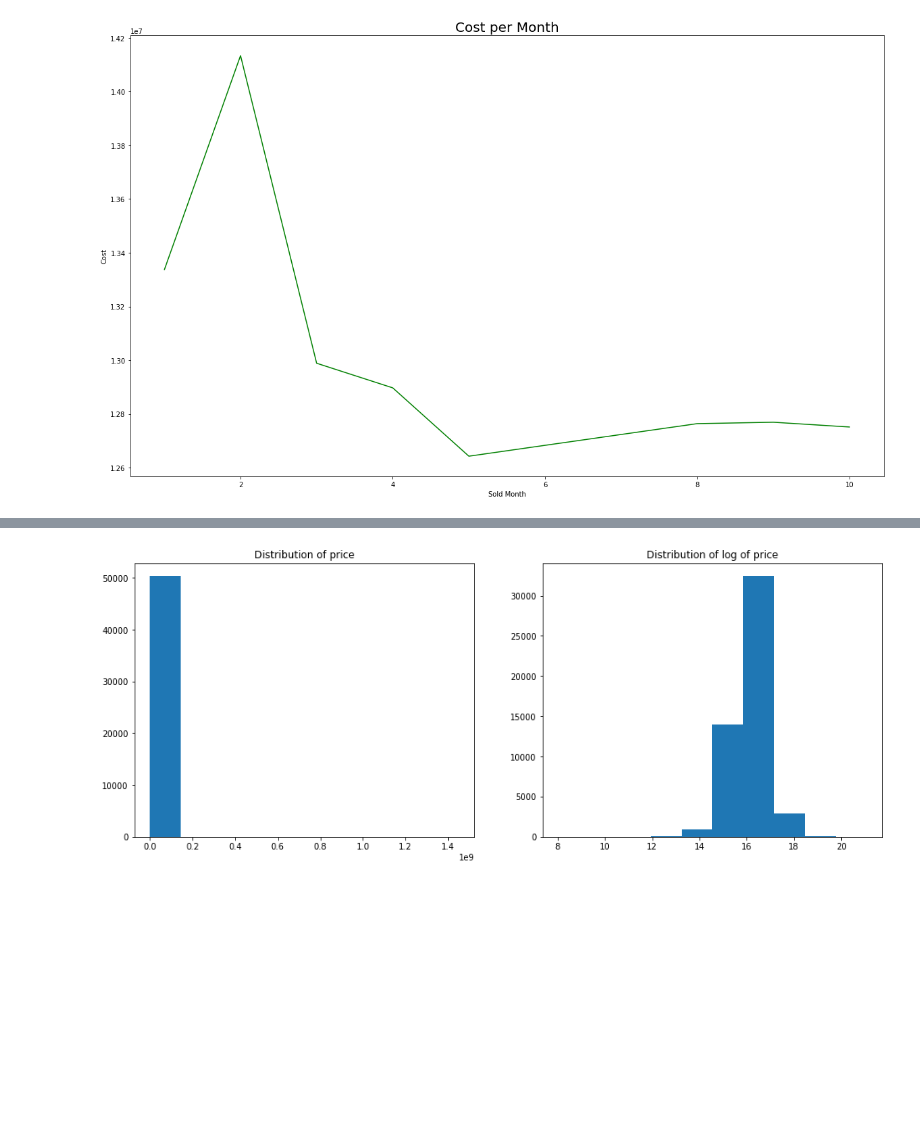
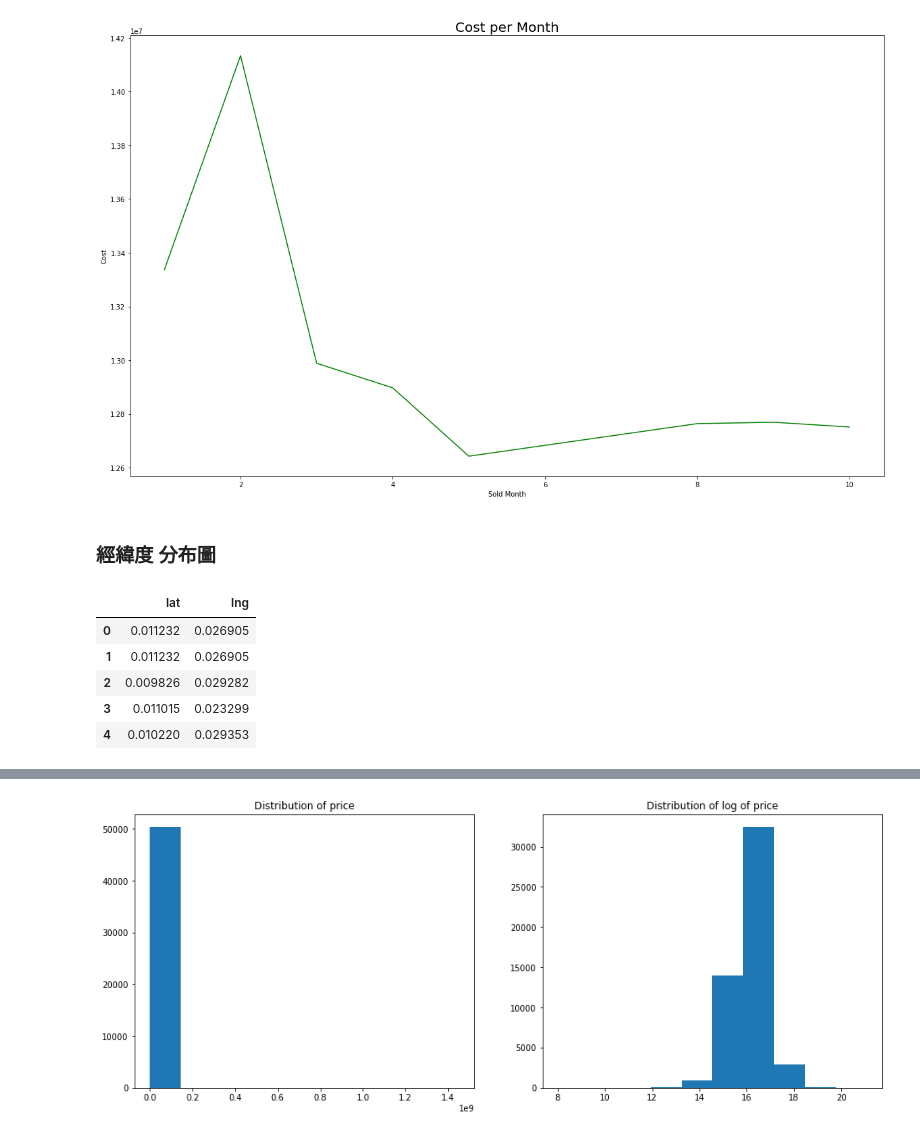
Before and after one commit to johnny12150/19-lab-summer-training, a Jupyter notebook: 0703/EDA.ipynb, the cells around one changed output, grey strips where cells are left out. Saved outputs shown, nothing was run; the diff lists cells and outputs as text; code cells hidden in the pictures; blank space fills up the shorter version.

```diff
--- a/0703/EDA.ipynb
+++ b/0703/EDA.ipynb
@@ -105,3 +110,17 @@ plt.title("Cost per Month",fontsize=20)
 plt.show()
 # %% [output]
 [figure]
+# %% [markdown]
+### 經緯度 分布圖
+# %%
+from sklearn.preprocessing import MinMaxScaler
+scaler2 = MinMaxScaler()
+all[['lat', 'lng']] = scaler2.fit_transform(all[['lat', 'lng']])
+all[['lat', 'lng']].head()
+# %% [output]
+|  | lat | lng |
+| 0 | 0.011232 | 0.026905 |
+| 1 | 0.011232 | 0.026905 |
+| 2 | 0.009826 | 0.029282 |
+| 3 | 0.011015 | 0.023299 |
+| 4 | 0.010220 | 0.029353 |
```
Also changed, not shown: parts of 9 cells of this notebook.
